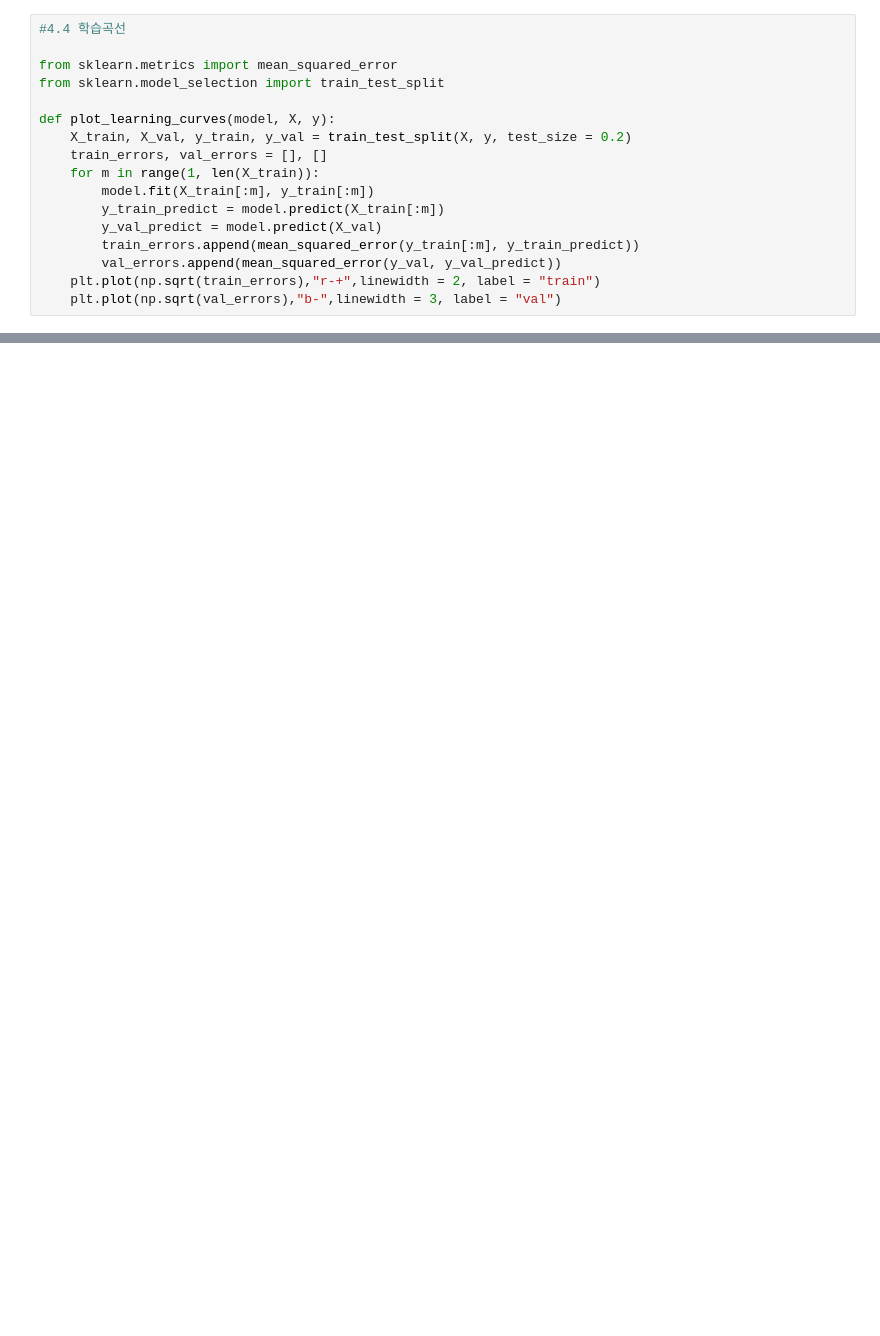
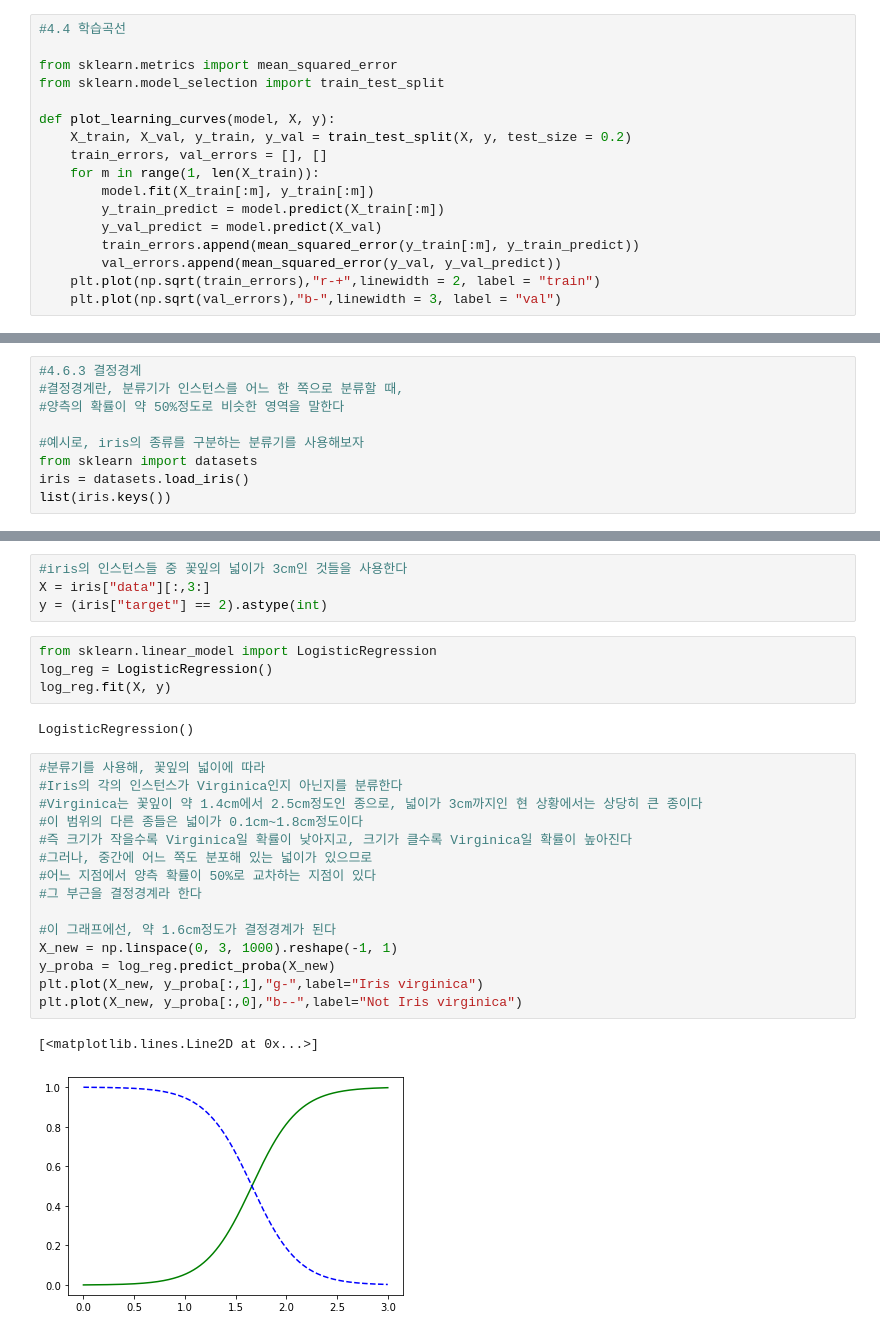
Before and after one commit to InhanPark/Machine_Learning_Basic, a Jupyter notebook: chap4.ipynb, the cells around one changed output, grey strips where cells are left out. Cells and saved outputs as stored; diff of their text form; blank space fills up the shorter version.

```diff
--- a/chap4.ipynb
+++ b/chap4.ipynb
@@ -216,0 +287,9 @@ array([5.12177582])
+# %%
+#4.6.3 결정경계
+#결정경계란, 분류기가 인스턴스를 어느 한 쪽으로 분류할 때,
+#양측의 확률이 약 50%정도로 비슷한 영역을 말한다
+
+#예시로, iris의 종류를 구분하는 분류기를 사용해보자
+from sklearn import datasets
+iris = datasets.load_iris()
+list(iris.keys())
@@ -216,0 +305,28 @@ array([5.12177582])
+# %%
+#iris의 인스턴스들 중 꽃잎의 넓이가 3cm인 것들을 사용한다
+X = iris["data"][:,3:]
+y = (iris["target"] == 2).astype(int)
+# %%
+from sklearn.linear_model import LogisticRegression
+log_reg = LogisticRegression()
+log_reg.fit(X, y)
+# %% [output]
+LogisticRegression()
+# %%
+#분류기를 사용해, 꽃잎의 넓이에 따라
+#Iris의 각의 인스턴스가 Virginica인지 아닌지를 분류한다
+#Virginica는 꽃잎이 약 1.4cm에서 2.5cm정도인 종으로, 넓이가 3cm까지인 현 상황에서는 상당히 큰 종이다
+#이 범위의 다른 종들은 넓이가 0.1cm~1.8cm정도이다
+#즉 크기가 작을수록 Virginica일 확률이 낮아지고, 크기가 클수록 Virginica일 확률이 높아진다
+#그러나, 중간에 어느 쪽도 분포해 있는 넓이가 있으므로
+#어느 지점에서 양측 확률이 50%로 교차하는 지점이 있다
+#그 부근을 결정경계라 한다
+
+#이 그래프에선, 약 1.6cm정도가 결정경계가 된다
+X_new = np.linspace(0, 3, 1000).reshape(-1, 1)
+y_proba = log_reg.predict_proba(X_new)
+plt.plot(X_new, y_proba[:,1],"g-",label="Iris virginica")
+plt.plot(X_new, y_proba[:,0],"b--",label="Not Iris virginica")
+# %% [output]
+[<matplotlib.lines.Line2D at 0x...>]
+[figure, added]
```
Also changed, not shown: parts of 25 cells of this notebook.
